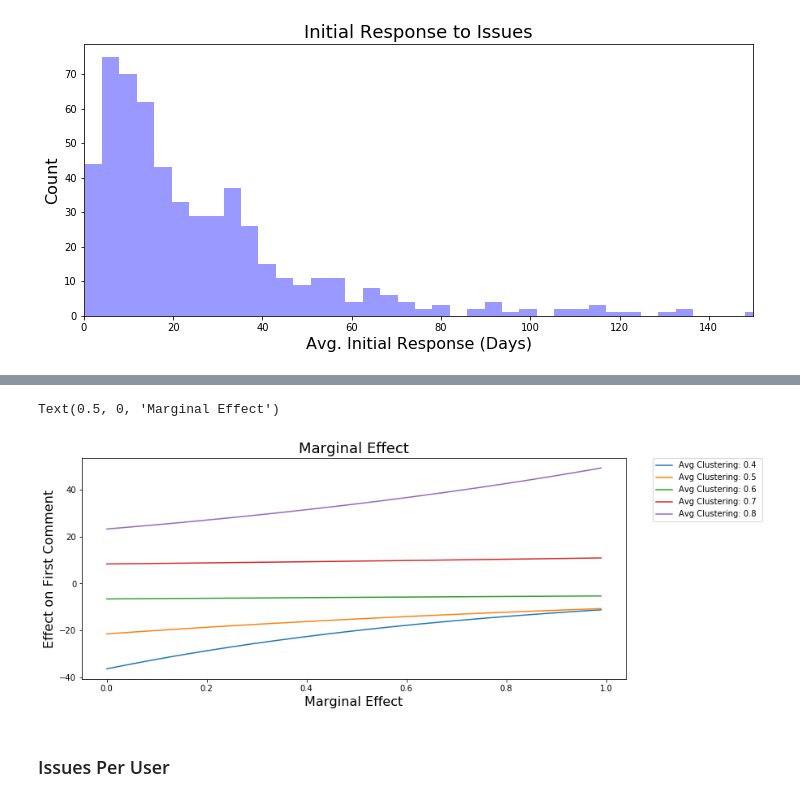
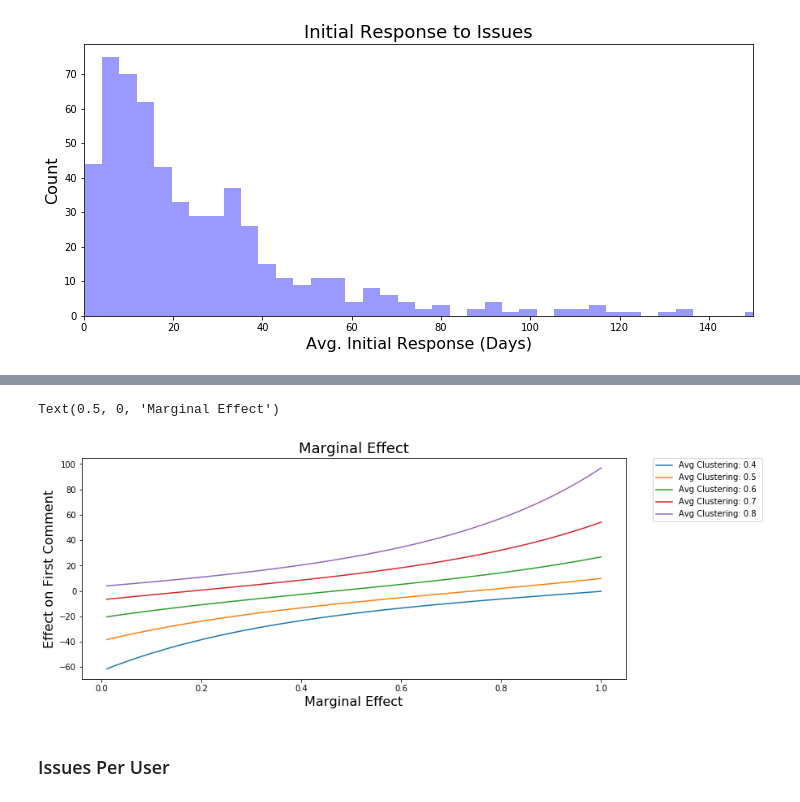
Before and after one commit to MthwRobinson/dissertation-research, a Jupyter notebook: research-notebooks/2-journal-article.ipynb, the cells around one changed output, grey strips where cells are left out. Saved outputs shown, nothing was run; the diff lists cells and outputs as text; code cells hidden in the pictures.

```diff
--- a/research-notebooks/2-journal-article.ipynb
+++ b/research-notebooks/2-journal-article.ipynb
@@ -33,3 +15,0 @@ df.head()
-# %%
-for i in range(tm.num_topics):
-    df['topic_{}'.format(i)] = [x[i] if x else np.nan for x in df['topics']]
@@ -61,3 +16,5 @@ all_data.to_csv('/home/matt/research_data_25.csv', index=False)
+# %%
+all_data = prep_data()
 # %%
 base_columns = ['crowd_pct', 'crowd_pct_2',
                 'avg_clustering', 'avg_min_path', 'gini_coefficient',
@@ -887,24 +582,13 @@ print(avg_effect)
 plt.figure(figsize=(12, 5))
 
 marginal_effects = {'crowd_pct': [], 'effect': []}
+avg_min_path = all_data['avg_min_path']
+gini_coefficient = all_data['gini_coefficient']
 avg_clustering = all_data['avg_clustering']
 
-
 for i in range(100):
-    effects_data = X.copy(deep=True)
-    crowd_pct = i/100
-    effects_data['avg_clusteringXcrowd_pct'] = crowd_pct*avg_clustering
-
-
-    effects_data['crowd_pct'] = crowd_pct
-
-    effects_data['predictions'] = res.predict(effects_data)
-    effects_data['crowd_pct_param'] = (res.params['crowd_pct']
-                                        + avg_clustering * res.params['avg_clusteringXcrowd_pct'])
-    effects_data['total_effect'] = effects_data['predictions'] * effects_data['crowd_pct_param']
-
-
-    avg_effect = effects_data['total_effect'].mean()
+    crowd_pct = (i+1)/100
+    avg_effect = calc_total_effect(all_data, res, X, crowd_pct=crowd_pct)
     marginal_effects['crowd_pct'].append(crowd_pct)
     marginal_effects['effect'].append(avg_effect)
 
@@ -922,38 +606,28 @@ Text(0.5, 0, 'Crowd Pct')
 # %%
 plt.figure(figsize=(12, 5))
 
 for avg_clustering in [0.4, 0.5, 0.6, 0.7, 0.8]:
     marginal_effects = {'crowd_pct': [], 'effect': []}
     label = 'Avg Clustering: {} '.format(avg_clustering)
 
     for i in range(100):
-        effects_data = X.copy(deep=True)
-        crowd_pct = i/100
-        effects_data['avg_clusteringXcrowd_pct'] = crowd_pct*avg_clustering
-
-        effects_data['crowd_pct'] = crowd_pct
-
-
-        effects_data['predictions'] = res.predict(effects_data)
-        effects_data['crowd_pct_param'] = (res.params['crowd_pct']
-                                           + avg_clustering * res.params['avg_clusteringXcrowd_pct'])
-        effects_data['total_effect'] = effects_data['predictions'] * effects_data['crowd_pct_param']
-
-
-        avg_effect = effects_data['total_effect'].mean()
+        crowd_pct = (i+1)/100
+        avg_effect = calc_total_effect(all_data, res, X,
+                                       crowd_pct=crowd_pct,
+                                       avg_clustering=avg_clustering)
         marginal_effects['crowd_pct'].append(crowd_pct)
         marginal_effects['effect'].append(avg_effect)
 
     marginal_effects = pd.DataFrame(marginal_effects)
     sns.lineplot(y=marginal_effects['effect'], x=marginal_effects['crowd_pct'], label=label)
 
 plt.legend(bbox_to_anchor=(1.05, 1), loc=2, borderaxespad=0.)
 plt.title('Marginal Effect', fontsize=18)
 plt.ylabel('Effect on First Comment', fontsize=16)
 plt.xlabel('Marginal Effect', fontsize=16)
 # %% [output]
 Text(0.5, 0, 'Marginal Effect')
-[figure, old version]
+[figure, new version]
 # %% [markdown]
 ### Issues Per User
 # %%
```
Also changed, not shown: parts of 57 cells of this notebook, 1 other file.
